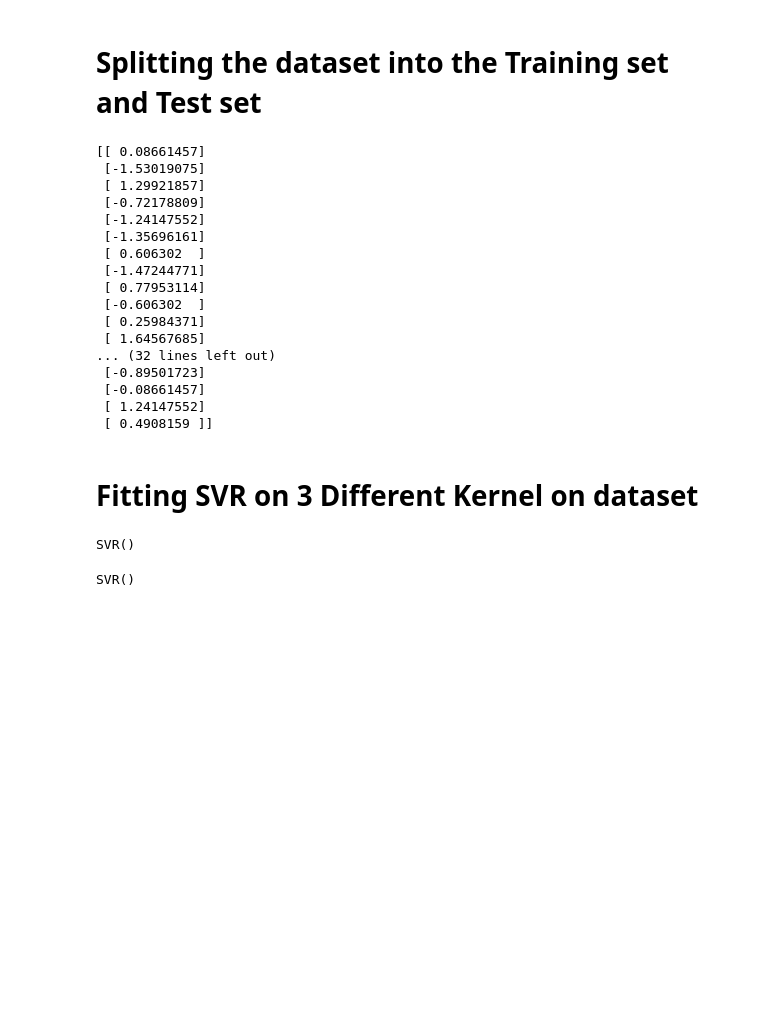
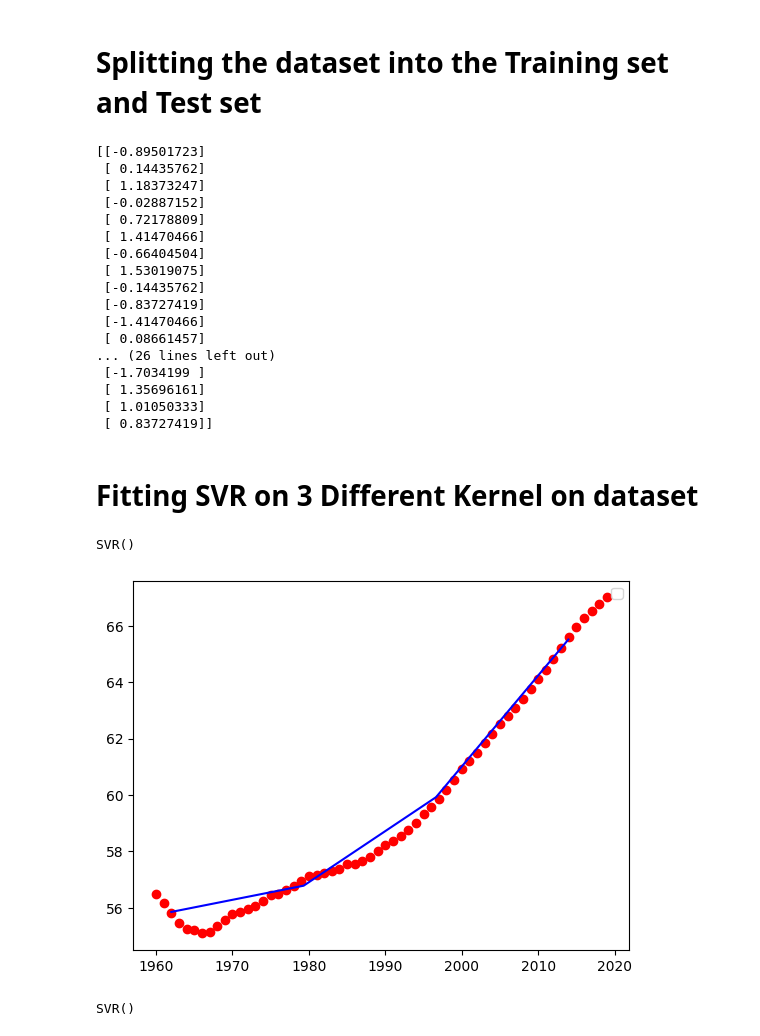
Before and after one commit to mr-baraiya/Machine-Learning-Deep-Learning-hub, a Jupyter notebook: Lab5/Lab5 (DL)_Blank.ipynb, the cells around one changed output. Saved outputs shown, nothing was run; the diff lists cells and outputs as text; code cells hidden in the pictures; blank space fills up the shorter version.

```diff
--- a/Lab5/Lab5 (DL)_Blank.ipynb
+++ b/Lab5/Lab5 (DL)_Blank.ipynb
@@ -113,26 +116,25 @@ Scaling Complete.
 # %%
-from sklearn.model_selection import train_test_split
-x_train,x_test,y_train,y_test = train_test_split(x_scaled,y_scaled,test_size=0.2,random_state=42)
+x_train,x_test,y_train,y_test = train_test_split(x_scaled,y_scaled,test_size=0.3,random_state=0)
 # %%
 print(x_train)
 # %% [output]
-[[ 0.08661457]
- [-1.53019075]
- [ 1.29921857]
- [-0.72178809]
- [-1.24147552]
- [-1.35696161]
- [ 0.606302  ]
- [-1.47244771]
- [ 0.77953114]
- [-0.606302  ]
- [ 0.25984371]
- [ 1.64567685]
-... (32 lines left out)
- [-0.89501723]
- [-0.08661457]
- [ 1.24147552]
- [ 0.4908159 ]]
+[[-0.89501723]
+ [ 0.14435762]
+ [ 1.18373247]
+ [-0.02887152]
+ [ 0.72178809]
+ [ 1.41470466]
+ [-0.66404504]
+ [ 1.53019075]
+ [-0.14435762]
+ [-0.83727419]
+ [-1.41470466]
+ [ 0.08661457]
+... (26 lines left out)
+ [-1.7034199 ]
+ [ 1.35696161]
+ [ 1.01050333]
+ [ 0.83727419]]
 # %% [markdown]
 # Fitting SVR on 3 Different Kernel on dataset
 # %%
@@ -141,5 +142,21 @@ model_rbf = SVR()
-# %%
-model_rbf.fit(x_train,y_train.ravel())
-# %% [output]
-SVR()
+# %%
+model = SVR()
+model.fit(x_train,y_train.ravel())
+# %% [output]
+SVR()
+# %%
+x_grid = np.arange(min(x_test),max(x_test),1)
+x_grid = x_grid.reshape(len(x_grid),1)
+
+plt.scatter(x,y,color='red',label='Real Data')
+
+plt.plot(sc_x.inverse_transform(x_grid),sc_y.inverse_transform(model.predict(x_grid).reshape(-1,1)),
+        color='blue', label='SVR (RBF)')
+
+plt.title('')
+plt.title('')
+plt.legend('')
+plt.show()
+# %% [output]
+[figure, added]
 # %%
```
Also changed, not shown: parts of 10 cells of this notebook.
